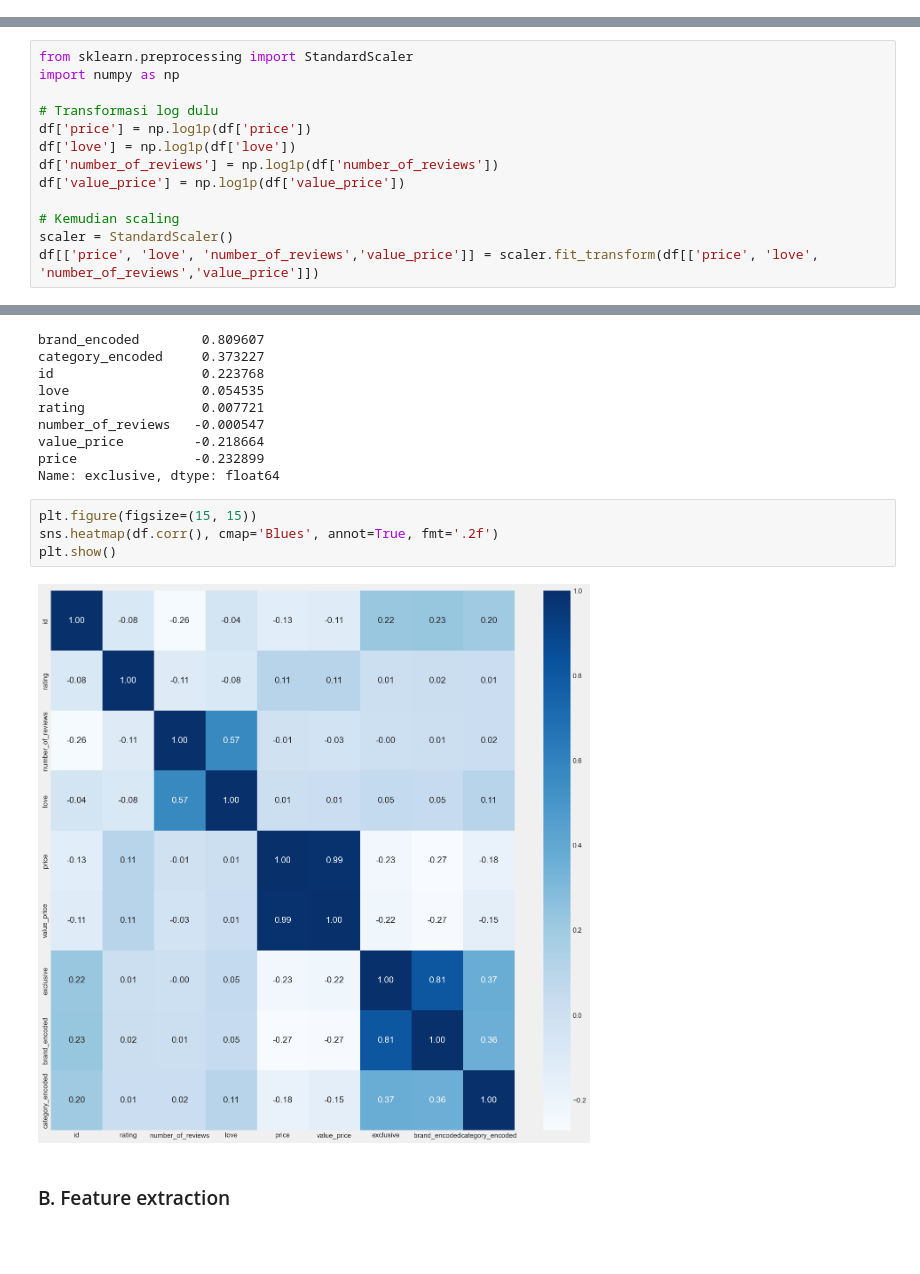
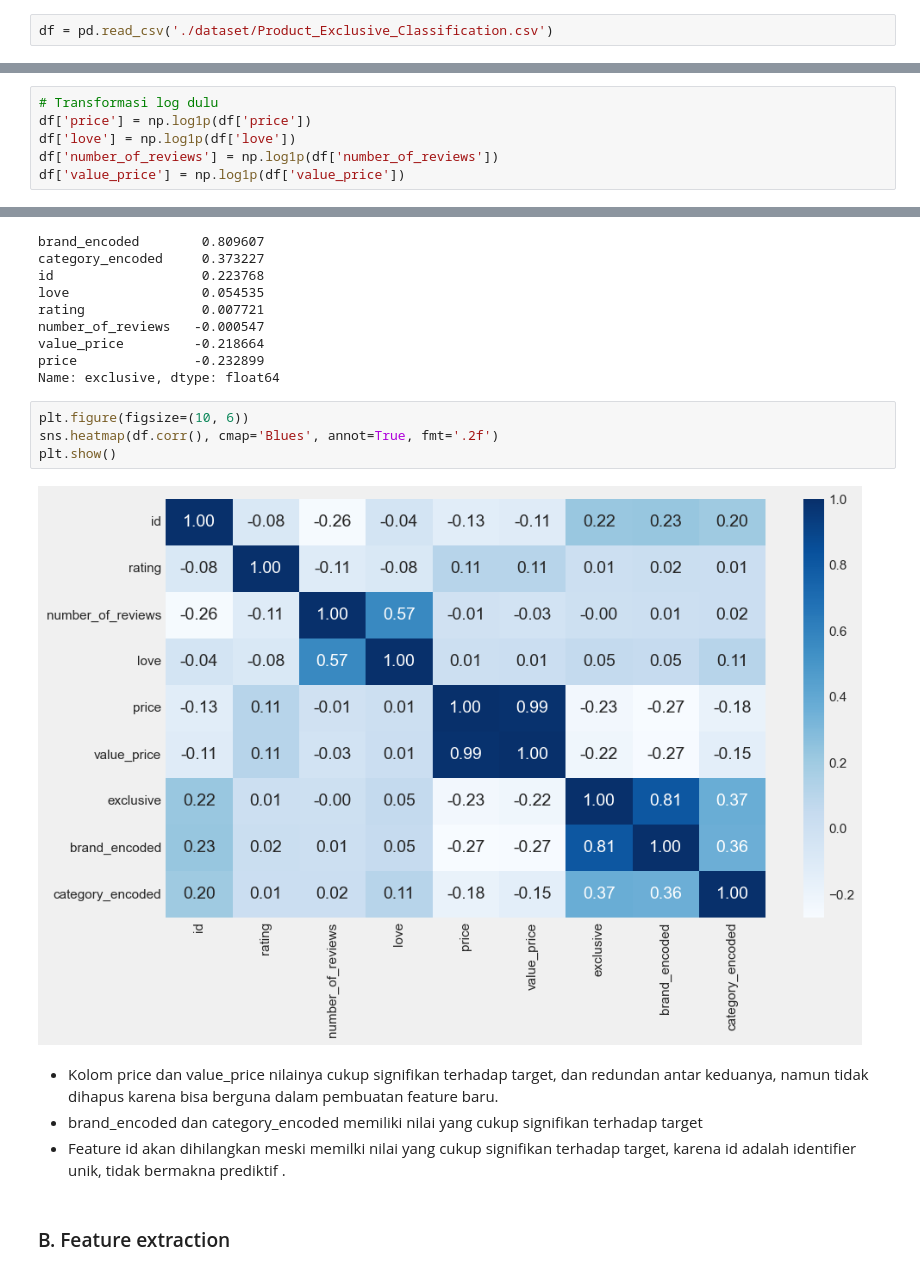
Before and after one commit to agirahmawandi/hw_ml_prep, a Jupyter notebook: Homework_ML_Preparation.ipynb, the cells around one changed output, grey strips where cells are left out. Cells and saved outputs as stored; diff of their text form; blank space fills up the shorter version.

```diff
--- a/Homework_ML_Preparation.ipynb
+++ b/Homework_ML_Preparation.ipynb
@@ -246,5 +249,7 @@ Di laporan homework, tuliskan apa saja yang telah dilakukan dan metode yang digu
 * Tetap tuliskan jika memang ada tidak yang perlu di-handle (contoh: “Tidak perlu feature
 encoding karena semua feature sudah numerical” atau “Outlier tidak di-handle karena akan
 fokus menggunakan model yang robust terhadap outlier”).
+# %%
+df = pd.read_csv('./dataset/Product_Exclusive_Classification.csv')
 # %% [markdown]
 ### A. Missing Value
@@ -354,15 +325,8 @@ memory usage: 433.5+ KB
 # %% [markdown]
 ### D.Feature transformation
 # %%
-from sklearn.preprocessing import StandardScaler
-import numpy as np
-
 # Transformasi log dulu
 df['price'] = np.log1p(df['price'])
 df['love'] = np.log1p(df['love'])
 df['number_of_reviews'] = np.log1p(df['number_of_reviews'])
 df['value_price'] = np.log1p(df['value_price'])
-
-# Kemudian scaling
-scaler = StandardScaler()
-df[['price', 'love', 'number_of_reviews','value_price']] = scaler.fit_transform(df[['price', 'love', 'number_of_reviews','value_price']])
@@ -501,10 +456,14 @@ value_price         -0.218664
 price               -0.232899
 Name: exclusive, dtype: float64
 # %%
-plt.figure(figsize=(15, 15))
+plt.figure(figsize=(10, 6))
 sns.heatmap(df.corr(), cmap='Blues', annot=True, fmt='.2f')
 plt.show()
 # %% [output]
-[figure, old version]
+[figure, new version]
+# %% [markdown]
+- Kolom price dan value_price  nilainya cukup signifikan terhadap target, dan redundan antar keduanya, namun tidak dihapus karena bisa berguna dalam pembuatan feature baru.
+- brand_encoded  dan category_encoded memiliki nilai yang cukup signifikan terhadap target
+- Feature id akan dihilangkan meski memilki nilai yang cukup signifikan terhadap target, karena id adalah identifier unik, tidak bermakna prediktif .
 # %% [markdown]
 ### B. Feature extraction
```
Also changed, not shown: parts of 25 cells of this notebook.
